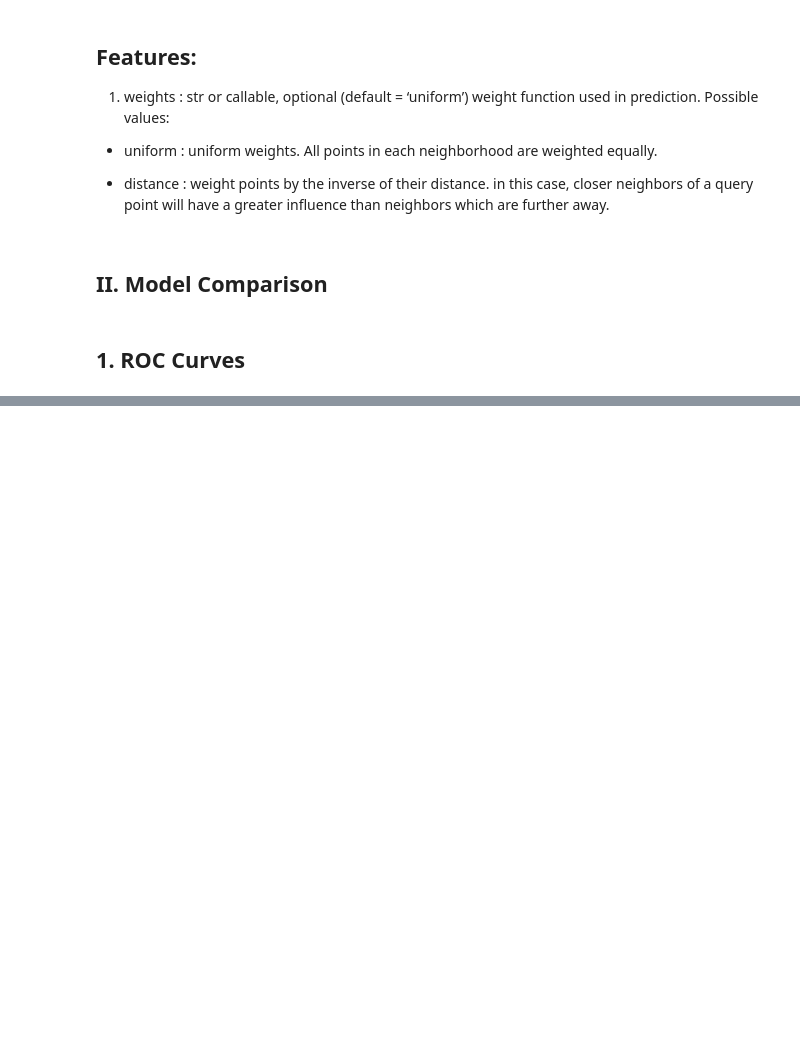
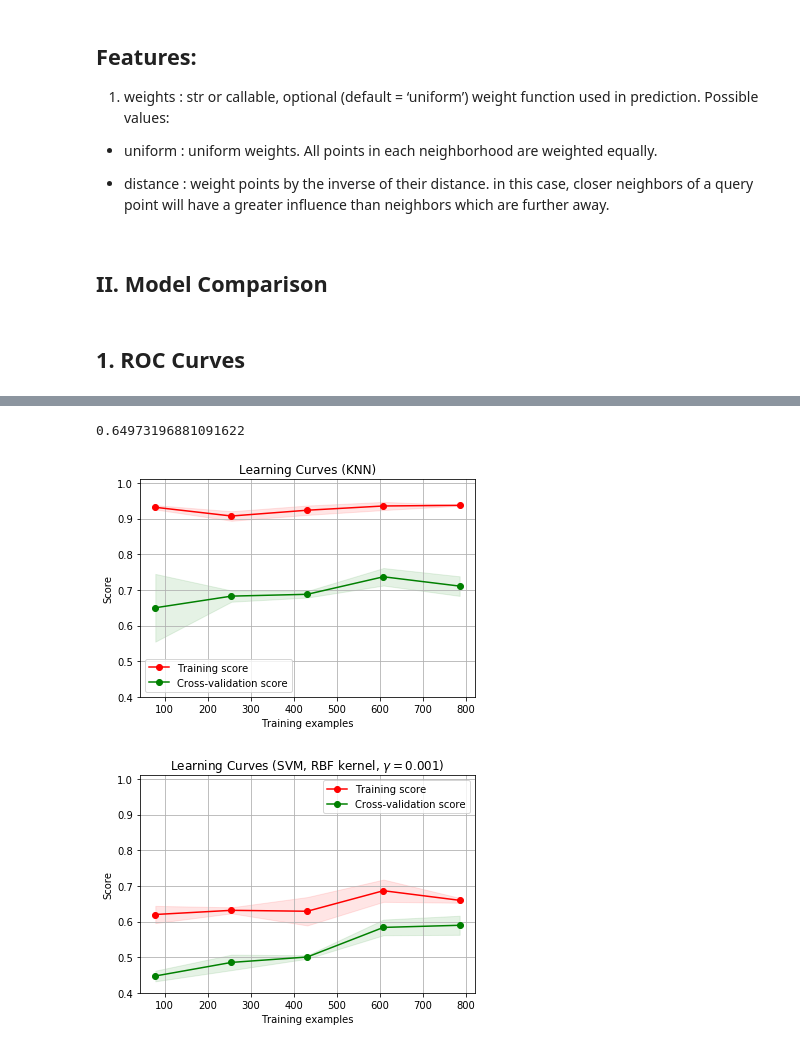
Before and after one commit to seungkwanbaek/ML4Crypto, a Jupyter notebook: ML HW1 Crypto.ipynb, the cells around one changed output, grey strips where cells are left out. Cells and saved outputs as stored; diff of their text form; code cells hidden in the pictures; blank space fills up the shorter version.

```diff
--- a/ML HW1 Crypto.ipynb
+++ b/ML HW1 Crypto.ipynb
@@ -125,9 +129,26 @@ X_train, X_test, Y_train, Y_test = train_test_split(X, Y, test_size=0.33, shuffl
 # %% [markdown]
 # 1. Decision Tree
 # %%
+
+start = time.time()
+
 DT = tree.DecisionTreeClassifier(criterion='gini', splitter='best', max_depth=None, min_samples_split=5,
                                   min_samples_leaf=2, min_weight_fraction_leaf=0.0, max_features=None,
                                   random_state=None, max_leaf_nodes=None, min_impurity_decrease=0.0,
                                   min_impurity_split=None, class_weight=None, presort=False)
-#DT = DT.fit(X_train, Y_train)
-#Ypreds = DT.predict(X_test)
+
+#The least populated class in y has only 8 members, which is too few.
+#The minimum number of members in any class cannot be less than n_splits=9.
+scores = cross_val_score(DT, X_train, Y_train, cv = 8)
+
+print scores
+print("Accuracy: %0.2f (+/- %0.2f)" % (scores.mean(), scores.std() * 2))
+
+DT = DT.fit(X_train, Y_train)
+Ypreds = DT.predict(X_test)
+
+print accuracy_score(Y_test, Ypreds)
+
+end=time.time()
+
+print end-start
@@ -409,0 +536,4 @@ classifiers = [DT, NN, RF, SVM, KNN]
+# %%
+auc(fpr, tpr)
+# %% [output]
+0.64973196881091622
@@ -409,0 +612,15 @@ classifiers = [DT, NN, RF, SVM, KNN]
+# %%
+title = "Learning Curves (KNN)"
+# Cross validation with 100 iterations to get smoother mean test and train
+# score curves, each time with 20% data randomly selected as a validation set.
+
+plot_learning_curve(DT, title, X, Y, ylim=(0.4, 1.01), n_jobs=4)
+
+title = "Learning Curves (SVM, RBF kernel, $\gamma=0.001$)"
+# SVC is more expensive so we do a lower number of CV iterations:
+plot_learning_curve(SVM, title, X, Y, (0.4, 1.01), n_jobs=4)
+
+plt.show()
+# %% [output]
+[figure, added]
+[figure, added]
```
Also changed, not shown: parts of 21 cells of this notebook, 1 other file.
